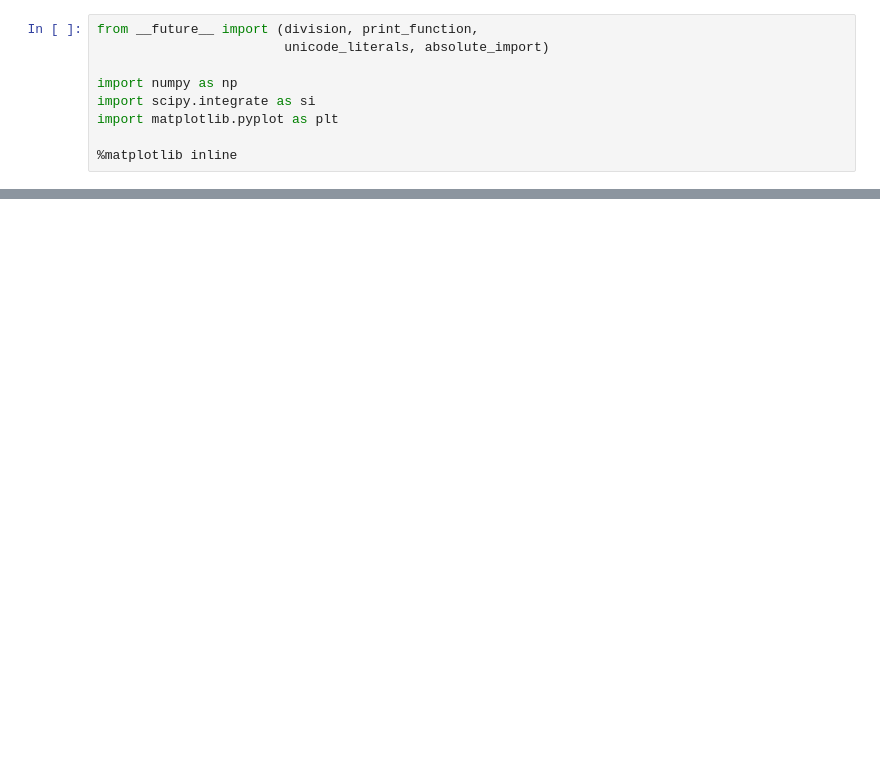
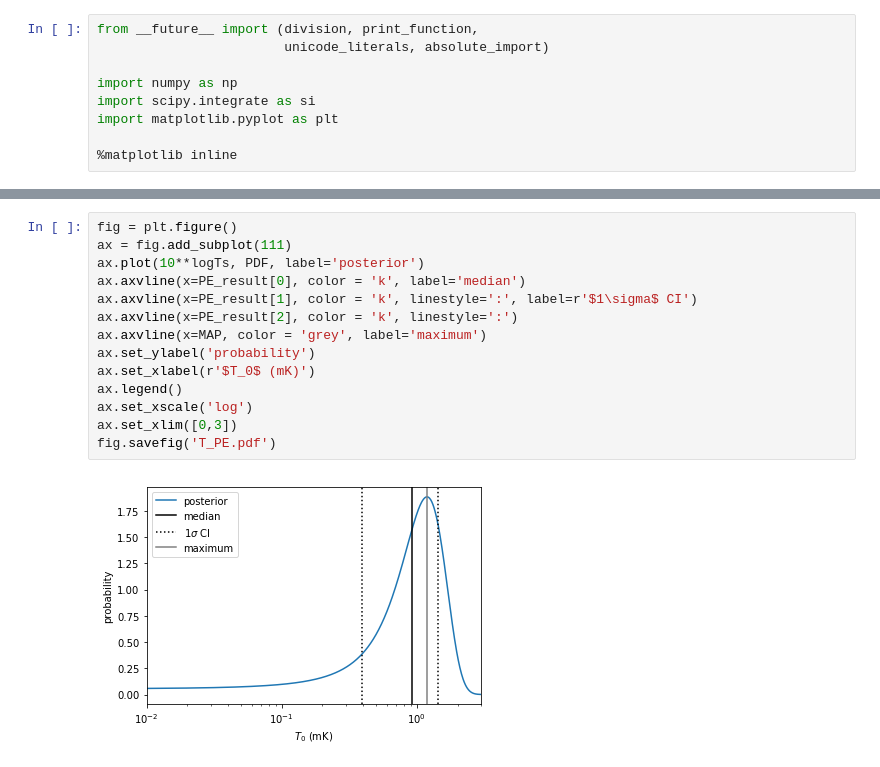
Before and after one commit to Hazboun6/bayes_talk, a Jupyter notebook: astro_bayes.ipynb, the cells around one changed output, grey strips where cells are left out. Drawn from its saved outputs; the diff is of its cells as text; blank space fills up the shorter version.

```diff
--- a/astro_bayes.ipynb
+++ b/astro_bayes.ipynb
@@ -105,0 +194,16 @@ np.sum(pdH1T_pts[:-1]/pdH1 * np.diff(Ts))
+# %%
+fig = plt.figure()
+ax = fig.add_subplot(111)
+ax.plot(10**logTs, PDF, label='posterior')
+ax.axvline(x=PE_result[0], color = 'k', label='median')
+ax.axvline(x=PE_result[1], color = 'k', linestyle=':', label=r'$1\sigma$ CI')
+ax.axvline(x=PE_result[2], color = 'k', linestyle=':')
+ax.axvline(x=MAP, color = 'grey', label='maximum')
+ax.set_ylabel('probability')
+ax.set_xlabel(r'$T_0$ (mK)')
+ax.legend()
+ax.set_xscale('log')
+ax.set_xlim([0,3])
+fig.savefig('T_PE.pdf')
+# %% [output]
+[figure, added]
```
Also changed, not shown: parts of 26 cells of this notebook.
